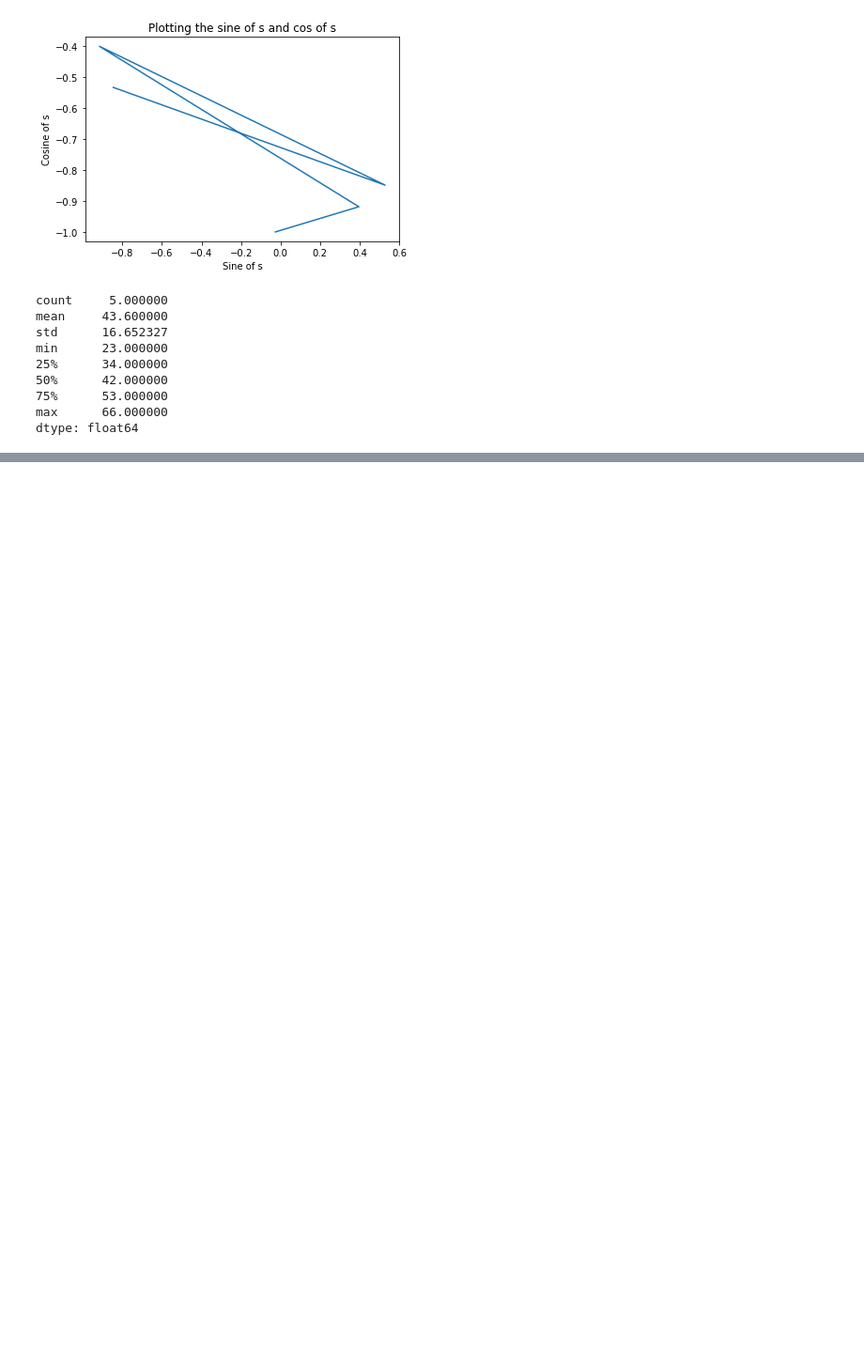
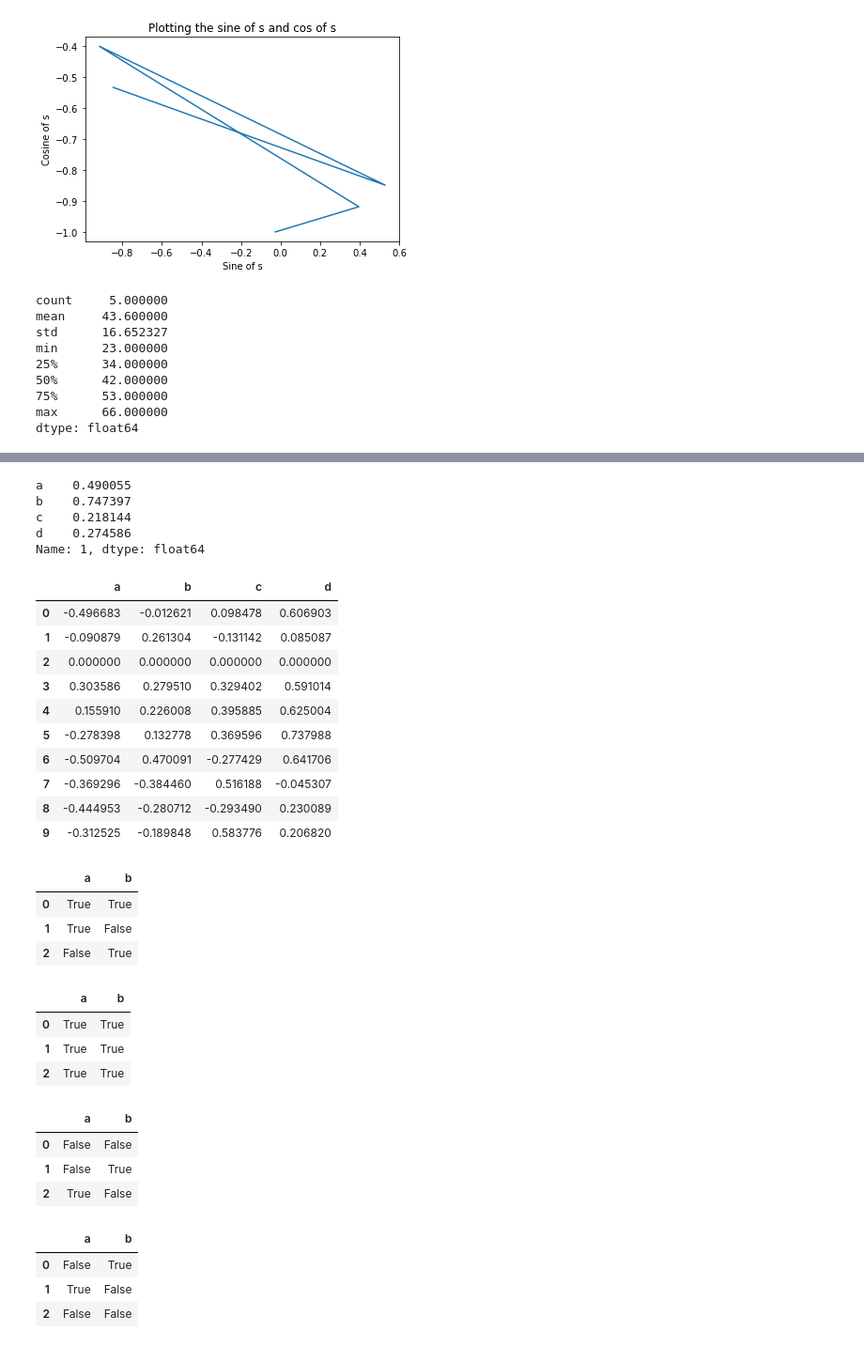
Before and after one commit to nayeem880/cute_pandas, a Jupyter notebook: intro_to_pandas_data_structure.ipynb, the cells around one changed output, grey strips where cells are left out. Shown: that part at 94% size. Saved outputs shown, nothing was run; the diff lists cells and outputs as text; code cells hidden in the pictures; blank space fills up the shorter version.

```diff
--- a/intro_to_pandas_data_structure.ipynb
+++ b/intro_to_pandas_data_structure.ipynb
@@ -159,0 +483,22 @@ dtype: float64
+# %%
+df.iloc[1]
+# %% [output]
+a    0.490055
+b    0.747397
+c    0.218144
+d    0.274586
+Name: 1, dtype: float64
+# %%
+df- df.iloc[2]
+# %% [output]
+|  | a | b | c | d |
+| 0 | -0.496683 | -0.012621 | 0.098478 | 0.606903 |
+| 1 | -0.090879 | 0.261304 | -0.131142 | 0.085087 |
+| 2 | 0.000000 | 0.000000 | 0.000000 | 0.000000 |
+| 3 | 0.303586 | 0.279510 | 0.329402 | 0.591014 |
+| 4 | 0.155910 | 0.226008 | 0.395885 | 0.625004 |
+| 5 | -0.278398 | 0.132778 | 0.369596 | 0.737988 |
+| 6 | -0.509704 | 0.470091 | -0.277429 | 0.641706 |
+| 7 | -0.369296 | -0.384460 | 0.516188 | -0.045307 |
+| 8 | -0.444953 | -0.280712 | -0.293490 | 0.230089 |
+| 9 | -0.312525 | -0.189848 | 0.583776 | 0.206820 |
@@ -159,0 +508,28 @@ dtype: float64
+# %%
+df1^df2
+# %% [output]
+|  | a | b |
+| 0 | True | True |
+| 1 | True | False |
+| 2 | False | True |
+# %%
+df1 | df2
+# %% [output]
+|  | a | b |
+| 0 | True | True |
+| 1 | True | True |
+| 2 | True | True |
+# %%
+df1 & df2
+# %% [output]
+|  | a | b |
+| 0 | False | False |
+| 1 | False | True |
+| 2 | True | False |
+# %%
+-df1
+# %% [output]
+|  | a | b |
+| 0 | False | True |
+| 1 | True | False |
+| 2 | False | False |
```
Also changed, not shown: parts of 47 cells of this notebook.
